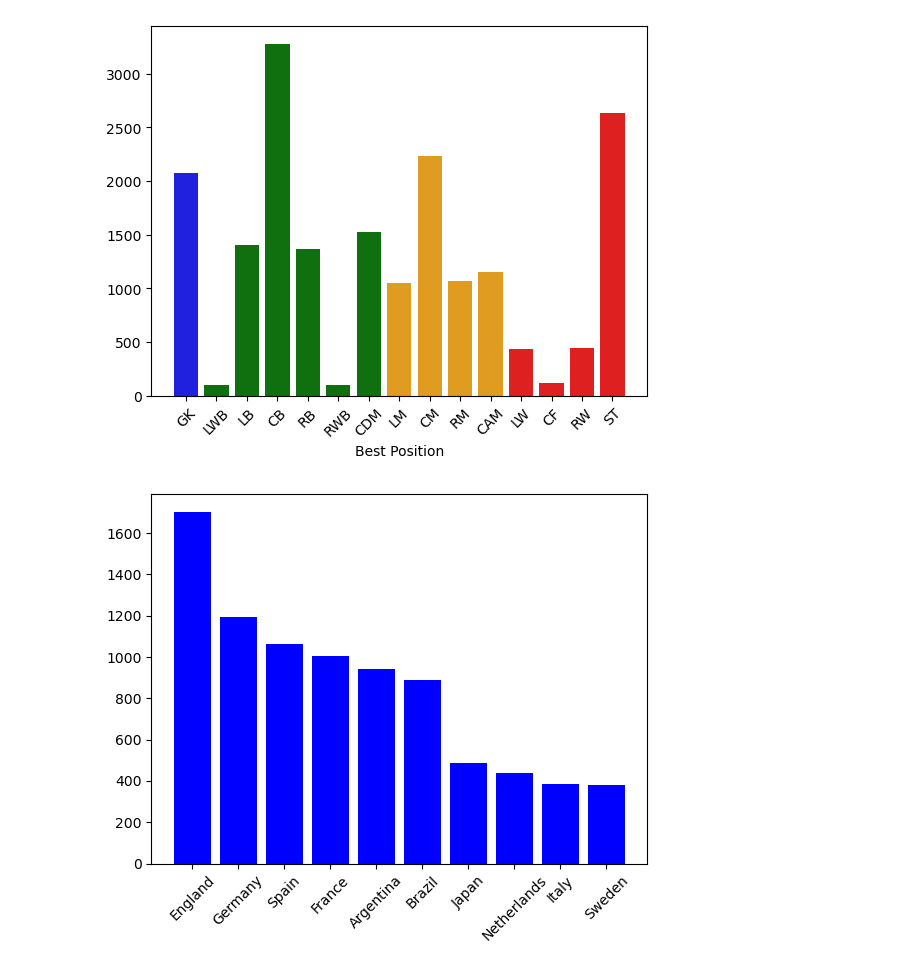
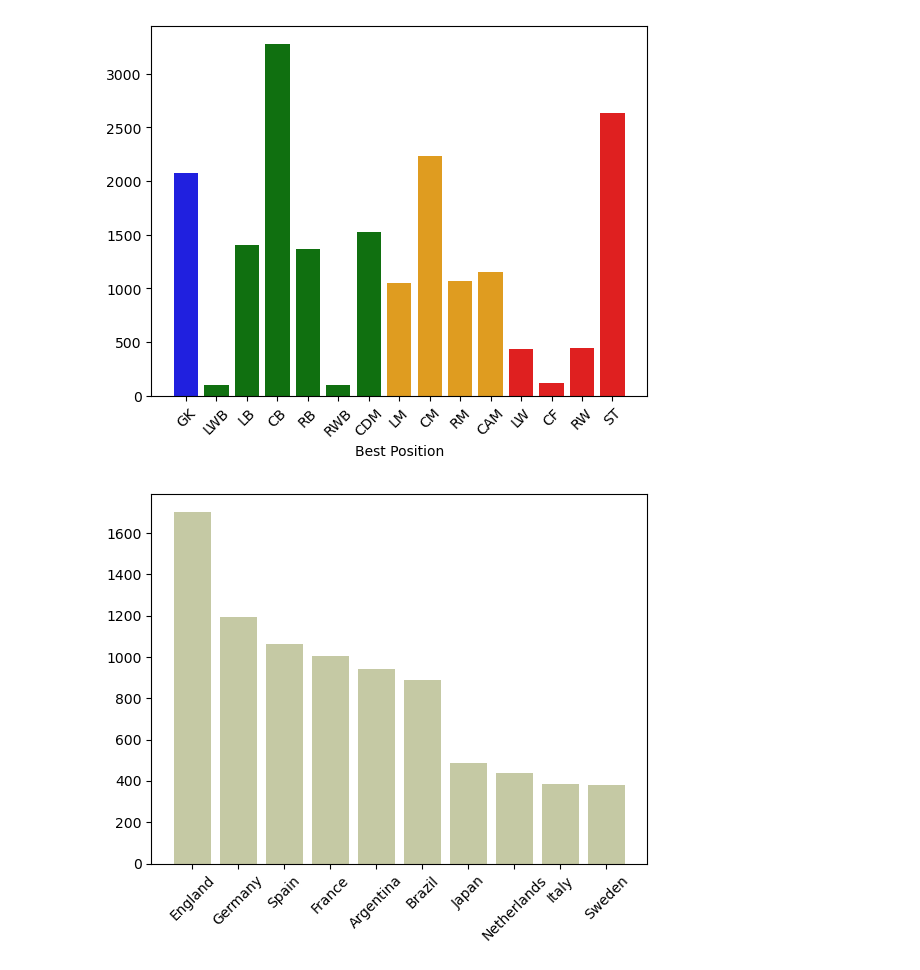
Before and after one commit to NazimKs/ETL_data_warehouse, a Jupyter notebook: ETL_data_warhouse.ipynb, the cells around one changed output. Cells and saved outputs as stored; diff of their text form; code cells hidden in the pictures.

```diff
--- a/ETL_data_warhouse.ipynb
+++ b/ETL_data_warhouse.ipynb
@@ -295,6 +290,8 @@ fifa_df[["Best Position", "2nd Position", "3rd Position"]]
 | 18977 | CM | None | None |
 | 18978 | CDM | None | None |
 18979 rows × 3 columns
+# %%
+fifa_df = fifa_df.drop(["2nd Position", "3rd Position"],axis=1)
 # %%
 
 
@@ -334,6 +331,7 @@ fifa_df["Type of contract"] = fifa_df["Contract"].apply(contrat_type)
 fifa_df["Start year"] = fifa_df["Contract"].apply(start_time_contract)
 fifa_df["End year"] = fifa_df.apply(lambda row: end_time_contract(row["Type of contract"],row["Contract"],row["Loan Date End"] ), axis=1)
 
+fifa_df = fifa_df.drop(["Contract","Loan Date End"],axis=1)
 
 fifa_df[["Type of contract","Start year","End year"]]
 # %% [output]
@@ -399 +381,3 @@ fifa_df
+# %%
+fifa_df = fifa_df.drop(["POT","BOV","BP","Growth","Total Stats","Base Stats","Hits","A/W","D/W"],axis=1)
 # %%
@@ -413,3 +397,18 @@ position_colors = {"GK": "blue", "LB": "green", "CB": "green", "RB": "green","LW
 deffensive =["LB", "CB", "RB", "LWB", "RWB", "CDM"]
 midfield =["LM", "CM", "RM", "CAM"]
 offensive =["LW", "CF", "RW", "ST"]
+# %%
+defensive_count = fifa_df[fifa_df["Best Position"].isin(deffensive)]["Best Position"].count()
+midfield_count = fifa_df[fifa_df["Best Position"].isin(midfield)]["Best Position"].count()
+offensive_count = fifa_df[fifa_df["Best Position"].isin(offensive)]["Best Position"].count()
+gk_count = fifa_df[fifa_df["Best Position"] == "GK"]["Best Position"].count()
+
+
+categories = ["Defensive", "Midfield", "Offensive","Goal Keepers"]
+counts = [defensive_count, midfield_count, offensive_count,gk_count]
+
+sns.set_palette(["green", "orange", "red","blue"])
+sns.barplot(x=categories, y=counts)
+plt.title("Distribution of Players by Position Side")
+plt.ylabel("Number of Players")
+plt.show()
@@ -433,8 +436,8 @@ plt.plot()
 # %%
 s=fifa_df.groupby("Nationality").size().reset_index(name="Count").sort_values(by="Count", ascending=False)
 s=s[0:10]
-plt.bar(s["Nationality"], s["Count"])
+plt.bar(s["Nationality"], s["Count"],color="#C5C9A4")
 plt.xticks(rotation=45)
 plt.show()
 # %% [output]
-[figure, old version]
+[figure, new version]
```
Also changed, not shown: parts of 9 cells of this notebook, 1 other file.
